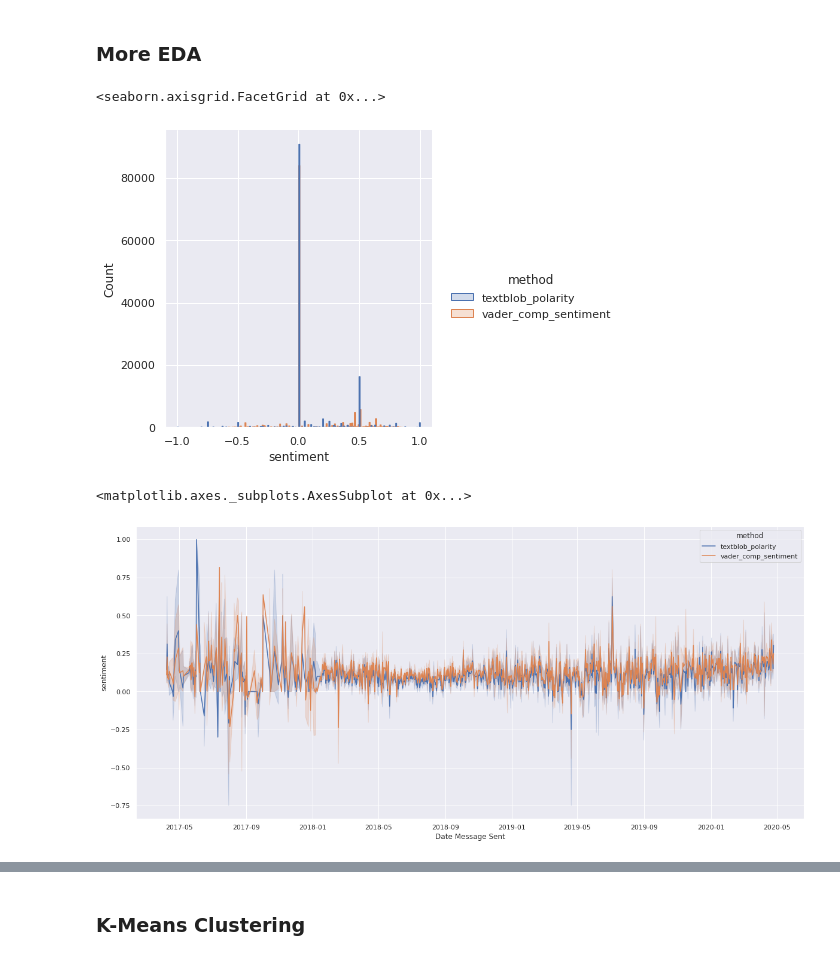
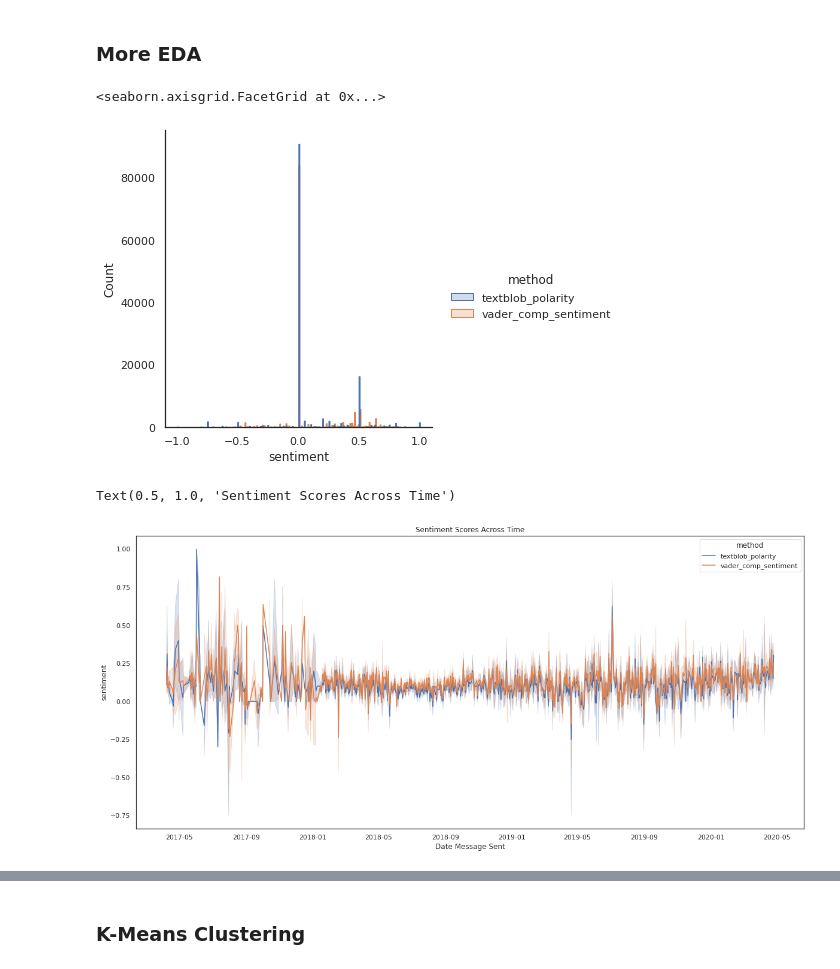
Before and after one commit to chelynl/Text_Analytics, a Jupyter notebook: Sentiment_Analysis.ipynb, the cells around one changed output, grey strips where cells are left out. Cells and saved outputs as stored; diff of their text form; code cells hidden in the pictures.

```diff
--- a/Sentiment_Analysis.ipynb
+++ b/Sentiment_Analysis.ipynb
@@ -672,20 +684,22 @@ Number of Neutral Msgs from Vader:  84019
 # Compare textblob and vader sentiment distribution
 
 # Subset data to get important cols
-subset = clean_data[['Message', 'textblob_polarity', 'vader_comp_sentiment', 'Date Message Sent', 'msg_len', 'word_count']]
+subset = clean_data[['clean_text', 'textblob_polarity', 'vader_comp_sentiment', 'Date Message Sent', 'Sender', 'msg_len', 'word_count']]
 
 # Melt df to get histogram
-subset_long = subset.melt(id_vars=['Message', 'Date Message Sent', 'msg_len', 'word_count'], value_vars=['textblob_polarity', 'vader_comp_sentiment'], var_name='method', value_name='sentiment')
+subset_long = subset.melt(id_vars=['clean_text', 'Date Message Sent', 'Sender', 'msg_len', 'word_count'], value_vars=['textblob_polarity', 'vader_comp_sentiment'], var_name='method', value_name='sentiment')
 
 # Display histogram
 sns.displot(subset_long, x="sentiment", hue="method", element="step")
 # %% [output]
 <seaborn.axisgrid.FacetGrid at 0x...>
-[figure, old version]
+[figure, new version]
 # %%
 # Sentiments over time
 sns.set(rc={'figure.figsize':(20,9)})
+sns.set_style(style='white')
 sns.lineplot(x='Date Message Sent', y="sentiment", hue="method", data=subset_long)
+plt.title('Sentiment Scores Across Time')
 # %% [output]
-<matplotlib.axes._subplots.AxesSubplot at 0x...>
+Text(0.5, 1.0, 'Sentiment Scores Across Time')
-[figure, old version]
+[figure, new version]
```
Also changed, not shown: parts of 23 cells of this notebook.
